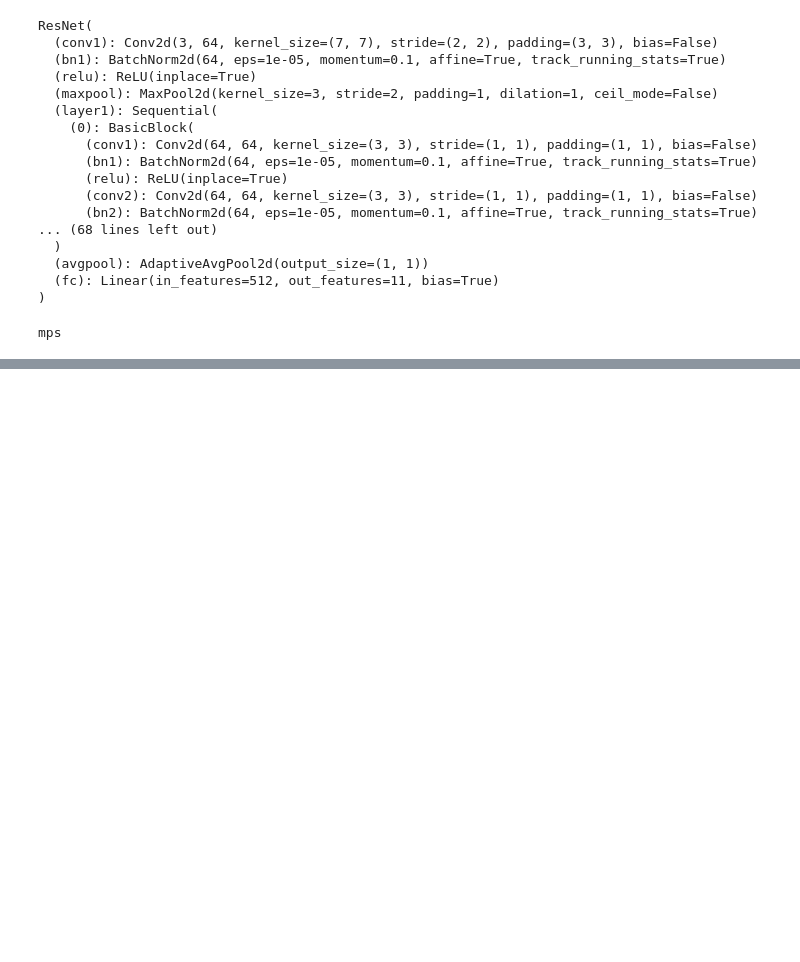
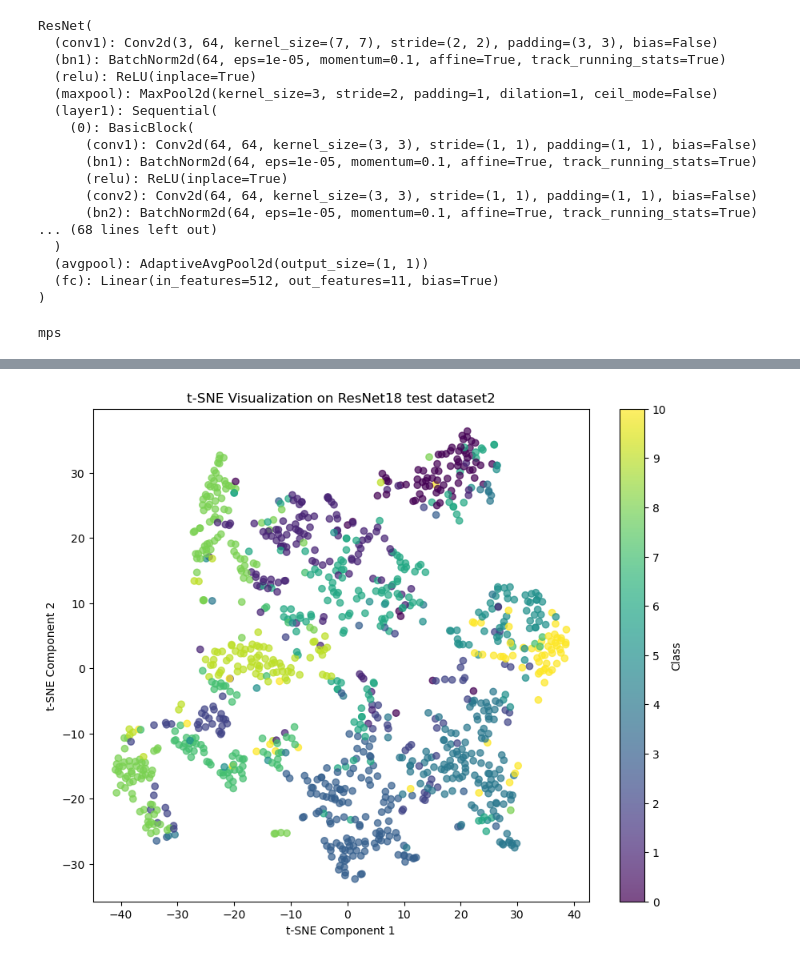
Before and after one commit to lakshyakalia/COMP6721-GroupE, a Jupyter notebook: ResNet18/ResNet18_Dataset2_MPS.ipynb, the cells around one changed output, grey strips where cells are left out. Cells and saved outputs as stored; diff of their text form; code cells hidden in the pictures; blank space fills up the shorter version.

```diff
--- a/ResNet18/ResNet18_Dataset2_MPS.ipynb
+++ b/ResNet18/ResNet18_Dataset2_MPS.ipynb
@@ -391,0 +402,28 @@ plt.show()
+# %%
+#Plotting Datapoints using TSNE
+
+prediction_list=[]
+labels_list=[]
+with torch.inference_mode():
+  for images, labels in testingDataLoader:
+    images=images.to(device)
+    labels=labels.to(device)
+    outputs = model(images)
+    prediction_list.append(outputs.cpu())
+    labels_list.append(labels.cpu())
+
+Y_pred=torch.cat(prediction_list).numpy()
+y_test=torch.cat(labels_list).numpy()
+
+tsne=TSNE(n_components=2,random_state=42)
+embedding_2d=tsne.fit_transform(Y_pred)
+# %%
+plt.figure(figsize=(10, 8))
+scatter = plt.scatter(embedding_2d[:, 0], embedding_2d[:, 1], c=y_test, cmap='viridis', alpha=0.7)
+plt.colorbar(scatter,ticks=[0,1,2,3,4,5,6,7,8,9,10],label='Class')
+plt.title('t-SNE Visualization on ResNet18 test dataset2')
+plt.xlabel('t-SNE Component 1')
+plt.ylabel('t-SNE Component 2')
+plt.show()
+# %% [output]
+[figure, added]
```
Also changed, not shown: parts of 8 cells of this notebook, 1 other file.
